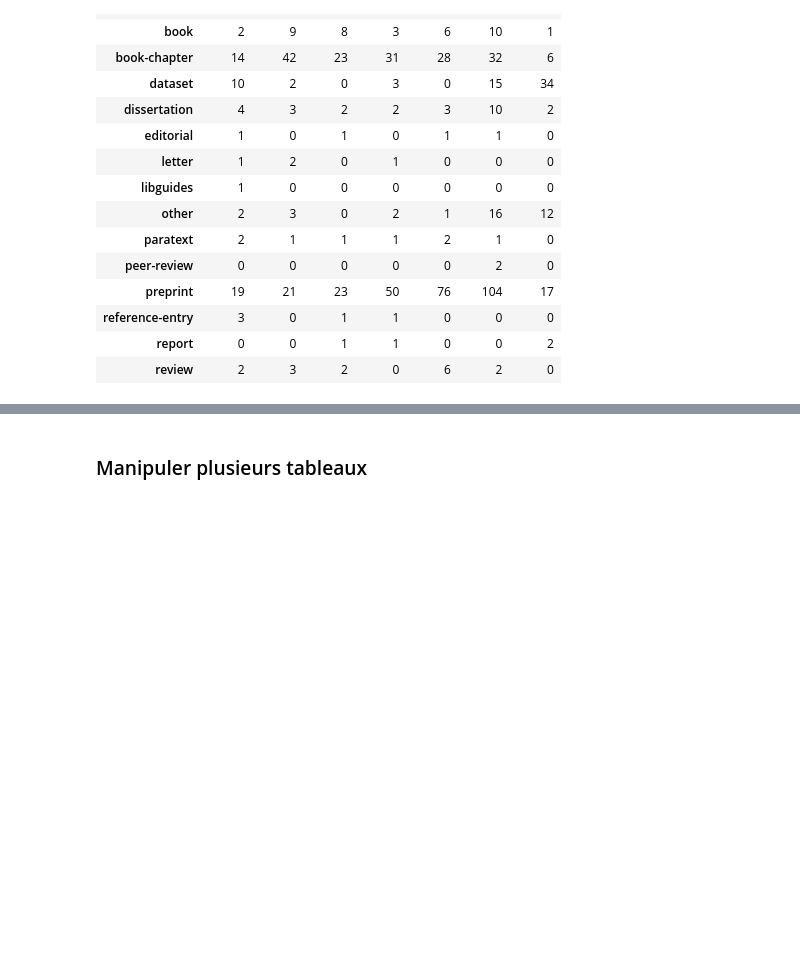
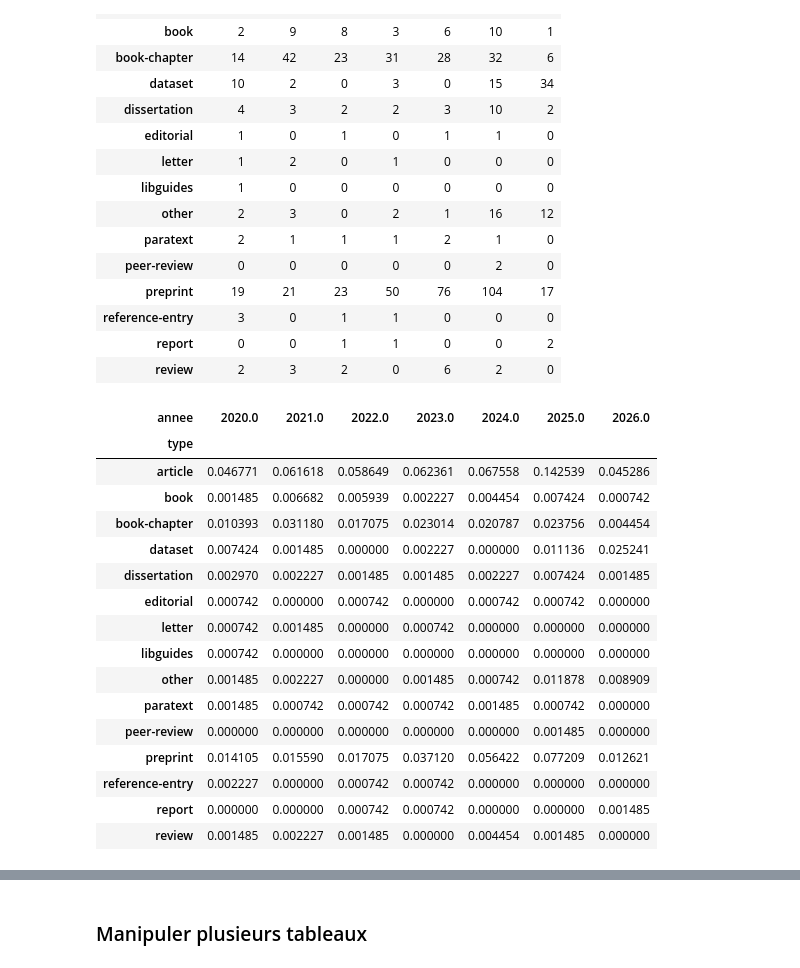
Before and after one commit to pyshs/CUSO2026, a Jupyter notebook: notebooks/pandas.ipynb, the cells around one changed output, grey strips where cells are left out. Saved outputs shown, nothing was run; the diff lists cells and outputs as text; code cells hidden in the pictures; blank space fills up the shorter version.

```diff
--- a/notebooks/pandas.ipynb
+++ b/notebooks/pandas.ipynb
@@ -310,3 +299,28 @@ df_recent.groupby("type")["annee"].value_counts().unstack().fillna(0).astype(int
 | reference-entry | 3 | 0 | 1 | 1 | 0 | 0 | 0 |
 | report | 0 | 0 | 1 | 1 | 0 | 0 | 2 |
 | review | 2 | 3 | 2 | 0 | 6 | 2 | 0 |
+# %%
+# Les valeurs absolues ne sont pas très parlantes
+# pourcentage du total :
+pd.crosstab(df_recent["type"], df_recent["annee"], normalize=True)
+
+# Tester les % en ligne, colonne, ajouter les marges
+# …
+# %% [output]
+| annee | 2020.0 | 2021.0 | 2022.0 | 2023.0 | 2024.0 | 2025.0 | 2026.0 |
+| type |  |  |  |  |  |  |  |
+| article | 0.046771 | 0.061618 | 0.058649 | 0.062361 | 0.067558 | 0.142539 | 0.045286 |
+| book | 0.001485 | 0.006682 | 0.005939 | 0.002227 | 0.004454 | 0.007424 | 0.000742 |
+| book-chapter | 0.010393 | 0.031180 | 0.017075 | 0.023014 | 0.020787 | 0.023756 | 0.004454 |
+| dataset | 0.007424 | 0.001485 | 0.000000 | 0.002227 | 0.000000 | 0.011136 | 0.025241 |
+| dissertation | 0.002970 | 0.002227 | 0.001485 | 0.001485 | 0.002227 | 0.007424 | 0.001485 |
+| editorial | 0.000742 | 0.000000 | 0.000742 | 0.000000 | 0.000742 | 0.000742 | 0.000000 |
+| letter | 0.000742 | 0.001485 | 0.000000 | 0.000742 | 0.000000 | 0.000000 | 0.000000 |
+| libguides | 0.000742 | 0.000000 | 0.000000 | 0.000000 | 0.000000 | 0.000000 | 0.000000 |
+| other | 0.001485 | 0.002227 | 0.000000 | 0.001485 | 0.000742 | 0.011878 | 0.008909 |
+| paratext | 0.001485 | 0.000742 | 0.000742 | 0.000742 | 0.001485 | 0.000742 | 0.000000 |
+| peer-review | 0.000000 | 0.000000 | 0.000000 | 0.000000 | 0.000000 | 0.001485 | 0.000000 |
+| preprint | 0.014105 | 0.015590 | 0.017075 | 0.037120 | 0.056422 | 0.077209 | 0.012621 |
+| reference-entry | 0.002227 | 0.000000 | 0.000742 | 0.000742 | 0.000000 | 0.000000 | 0.000000 |
+| report | 0.000000 | 0.000000 | 0.000742 | 0.000742 | 0.000000 | 0.000000 | 0.001485 |
+| review | 0.001485 | 0.002227 | 0.001485 | 0.000000 | 0.004454 | 0.001485 | 0.000000 |
```
Also changed, not shown: parts of 6 cells of this notebook.
